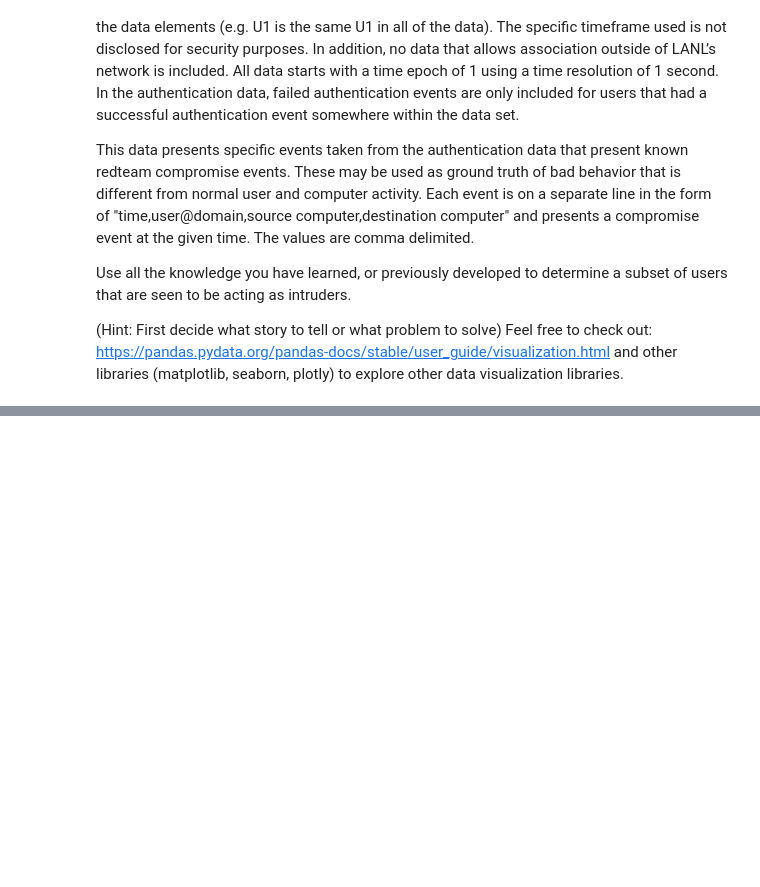
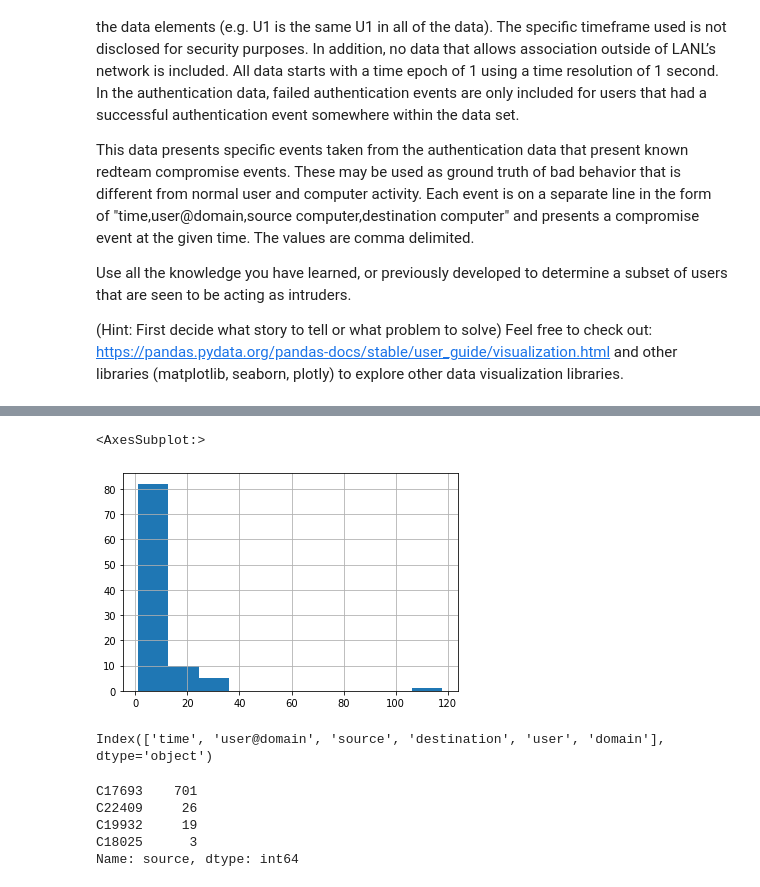
Before and after one commit to inp2/Security-Plus-Data-Science, a Jupyter notebook: Module_02/02_Final_Exercise.ipynb, the cells around one changed output, grey strips where cells are left out. Cells and saved outputs as stored; diff of their text form; code cells hidden in the pictures; blank space fills up the shorter version.

```diff
--- a/Module_02/02_Final_Exercise.ipynb
+++ b/Module_02/02_Final_Exercise.ipynb
@@ -14,0 +50,17 @@ Use all the knowledge you have learned, or previously developed to determine a s
+# %%
+df['user'].value_counts().hist()
+# %% [output]
+<AxesSubplot:>
+[figure, added]
+# %%
+df.columns
+# %% [output]
+Index(['time', 'user@domain', 'source', 'destination', 'user', 'domain'], dtype='object')
+# %%
+df['source'].value_counts()
+# %% [output]
+C17693    701
+C22409     26
+C19932     19
+C18025      3
+Name: source, dtype: int64
```
Also changed, not shown: parts of 11 cells of this notebook, 18 other files.
